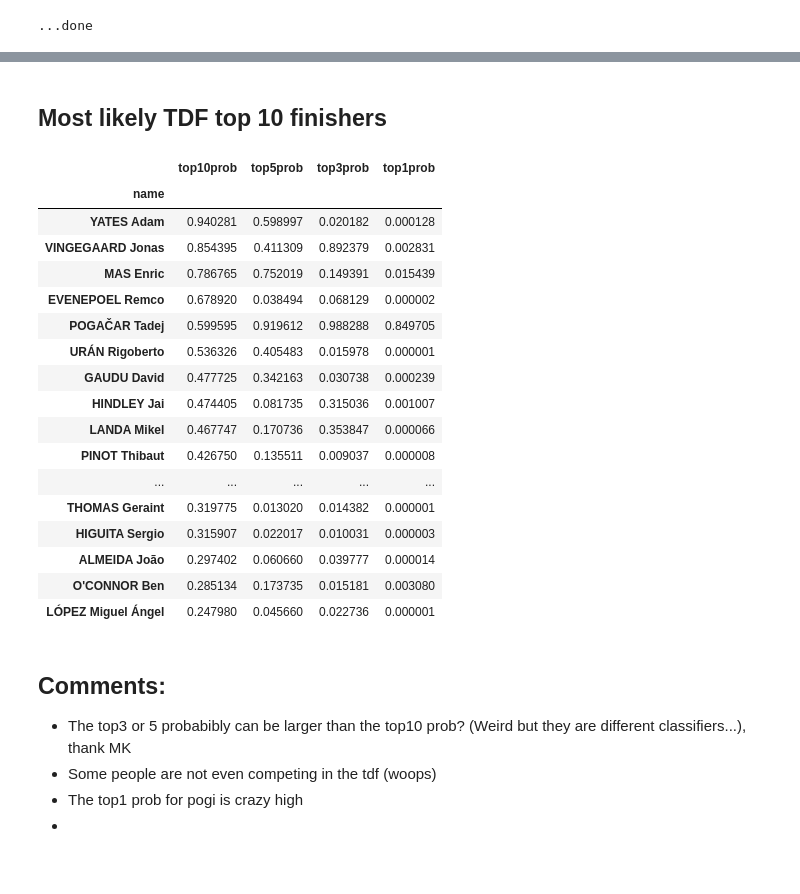
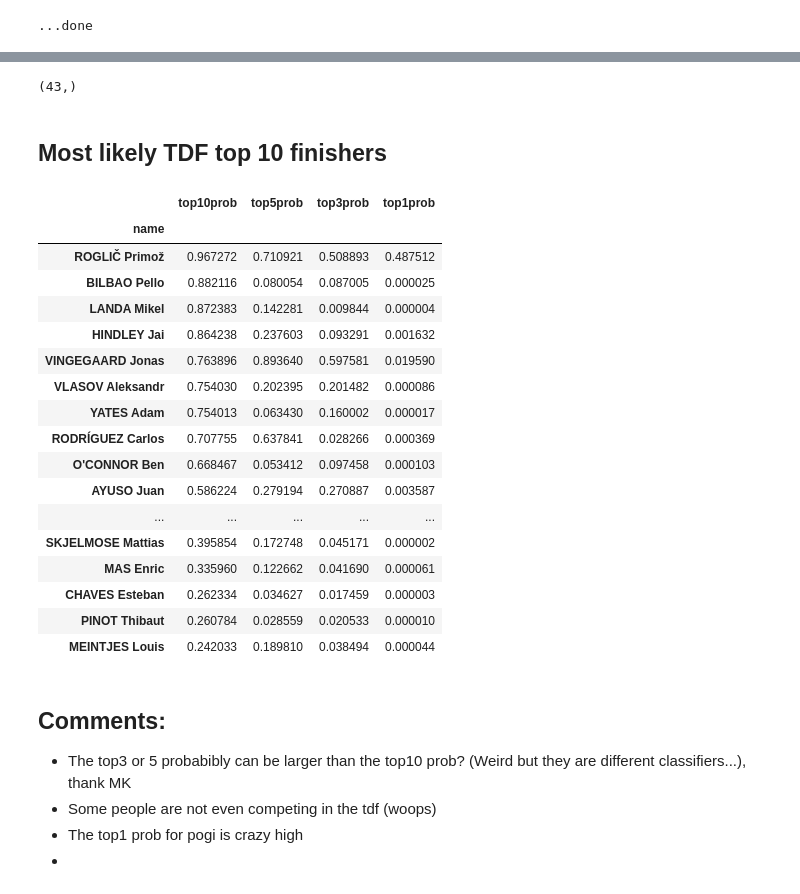
Before and after one commit to martp91/PCS_data_analysis, a Jupyter notebook: PCS_TDF.ipynb, the cells around one changed output, grey strips where cells are left out. Drawn from its saved outputs; the diff is of its cells as text; code cells hidden in the pictures.

```diff
--- a/PCS_TDF.ipynb
+++ b/PCS_TDF.ipynb
@@ -20,7 +20,7 @@ Scrape pcs.com for different years.
 PCS_URL = 'https://www.procyclingstats.com/'
 RACES_URL = PCS_URL + 'races.php'
 START_YEAR = 2000
-END_YEAR = 2024
+END_YEAR = 2025
 TOPN = 200 #topn to get
 PREV_YEARS = 3
 
@@ -296,7 +296,9 @@ for label, ax_ in zip(['top1', 'top3', 'top5', 'top10'], axes):
 #     print("Precision: ", clf.score(X_test, y_test), "Balanced accuracy score:", balanced_accuracy_score(y_test, y_pred))
 
     print(f"PPV {precision_score(y_test, y_pred):.2f}")
-    conf = plot_confusion_matrix(clf, X_test, y_test, ax=ax_, colorbar=False)
+    # conf = plot_confusion_matrix(clf, X_test, y_test, ax=ax_, colorbar=False)
+    # cm = confusion_matrix()
+    conf = ConfusionMatrixDisplay.from_estimator(clf, X_test, y_test, ax=ax_, colorbar=False)
     conf_matrix = conf.confusion_matrix
     NPV = conf_matrix[1][0]/conf_matrix[1].sum()
     print(f"FNR  {NPV:.2f}")
@@ -400,7 +396,7 @@ df_test_copy.query(f'year == {year}').sort_values('tour-de-france')[['year', 'to
 
 2023 now, let's see...
 # %%
-df_ = make_df_year(2023, PREV_YEARS)
+df_ = make_df_year(2024, PREV_YEARS)
 # %% [output]
 ...done
 # %%
@@ -418,27 +451,31 @@ for label in ["top1", "top3", "top5", "top10"]:
+# %%
+df.groupby('feature_idx')['gain'].sum().sort_values(ascending=False).shape
+# %% [output]
+(43,)
 # %% [markdown]
 ## Most likely TDF top 10 finishers
 # %%
-df_top10_2023 = df_.sort_values('top10prob', ascending=False)[['top10prob', 'top5prob', 'top3prob', 'top1prob']]
-df_top10_2023.head(20)
+df_top10_2024 = df_.sort_values('top10prob', ascending=False)[['top10prob', 'top5prob', 'top3prob', 'top1prob']]
+df_top10_2024.head(20)
 # %% [output]
 |  | top10prob | top5prob | top3prob | top1prob |
 | name |  |  |  |  |
-| YATES Adam | 0.940281 | 0.598997 | 0.020182 | 0.000128 |
-| VINGEGAARD Jonas | 0.854395 | 0.411309 | 0.892379 | 0.002831 |
-| MAS Enric | 0.786765 | 0.752019 | 0.149391 | 0.015439 |
-| EVENEPOEL Remco | 0.678920 | 0.038494 | 0.068129 | 0.000002 |
-| POGAČAR Tadej | 0.599595 | 0.919612 | 0.988288 | 0.849705 |
-| URÁN Rigoberto | 0.536326 | 0.405483 | 0.015978 | 0.000001 |
-| GAUDU David | 0.477725 | 0.342163 | 0.030738 | 0.000239 |
-| HINDLEY Jai | 0.474405 | 0.081735 | 0.315036 | 0.001007 |
-| LANDA Mikel | 0.467747 | 0.170736 | 0.353847 | 0.000066 |
-| PINOT Thibaut | 0.426750 | 0.135511 | 0.009037 | 0.000008 |
+| ROGLIČ Primož | 0.967272 | 0.710921 | 0.508893 | 0.487512 |
+| BILBAO Pello | 0.882116 | 0.080054 | 0.087005 | 0.000025 |
+| LANDA Mikel | 0.872383 | 0.142281 | 0.009844 | 0.000004 |
+| HINDLEY Jai | 0.864238 | 0.237603 | 0.093291 | 0.001632 |
+| VINGEGAARD Jonas | 0.763896 | 0.893640 | 0.597581 | 0.019590 |
+| VLASOV Aleksandr | 0.754030 | 0.202395 | 0.201482 | 0.000086 |
+| YATES Adam | 0.754013 | 0.063430 | 0.160002 | 0.000017 |
+| RODRÍGUEZ Carlos | 0.707755 | 0.637841 | 0.028266 | 0.000369 |
+| O'CONNOR Ben | 0.668467 | 0.053412 | 0.097458 | 0.000103 |
+| AYUSO Juan | 0.586224 | 0.279194 | 0.270887 | 0.003587 |
 | ... | ... | ... | ... | ... |
-| THOMAS Geraint | 0.319775 | 0.013020 | 0.014382 | 0.000001 |
-| HIGUITA Sergio | 0.315907 | 0.022017 | 0.010031 | 0.000003 |
-| ALMEIDA João | 0.297402 | 0.060660 | 0.039777 | 0.000014 |
-| O'CONNOR Ben | 0.285134 | 0.173735 | 0.015181 | 0.003080 |
-| LÓPEZ Miguel Ángel | 0.247980 | 0.045660 | 0.022736 | 0.000001 |
+| SKJELMOSE Mattias | 0.395854 | 0.172748 | 0.045171 | 0.000002 |
+| MAS Enric | 0.335960 | 0.122662 | 0.041690 | 0.000061 |
+| CHAVES Esteban | 0.262334 | 0.034627 | 0.017459 | 0.000003 |
+| PINOT Thibaut | 0.260784 | 0.028559 | 0.020533 | 0.000010 |
+| MEINTJES Louis | 0.242033 | 0.189810 | 0.038494 | 0.000044 |
 # %% [markdown]
 ## Comments:
 - The top3 or 5 probabibly can be larger than the top10 prob? (Weird but they are different classifiers...), thank MK
```
Also changed, not shown: parts of 9 cells of this notebook.
